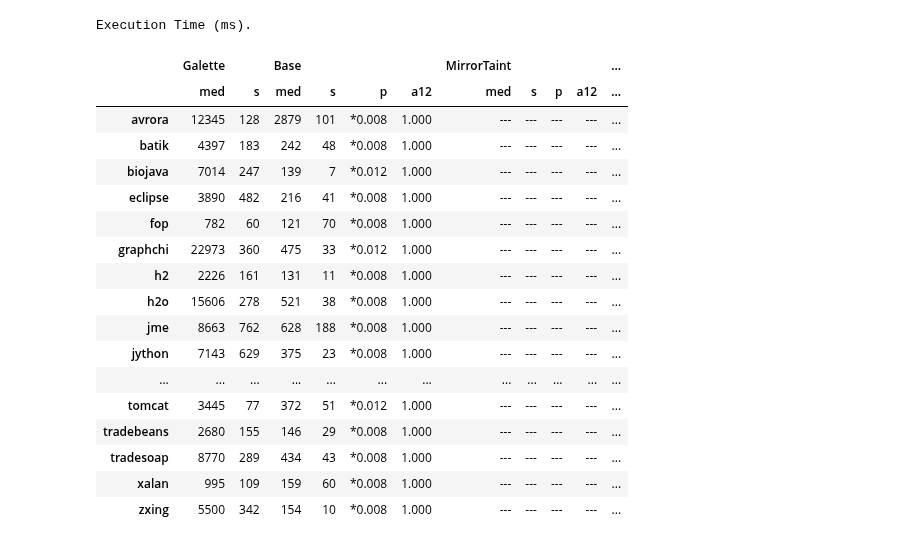
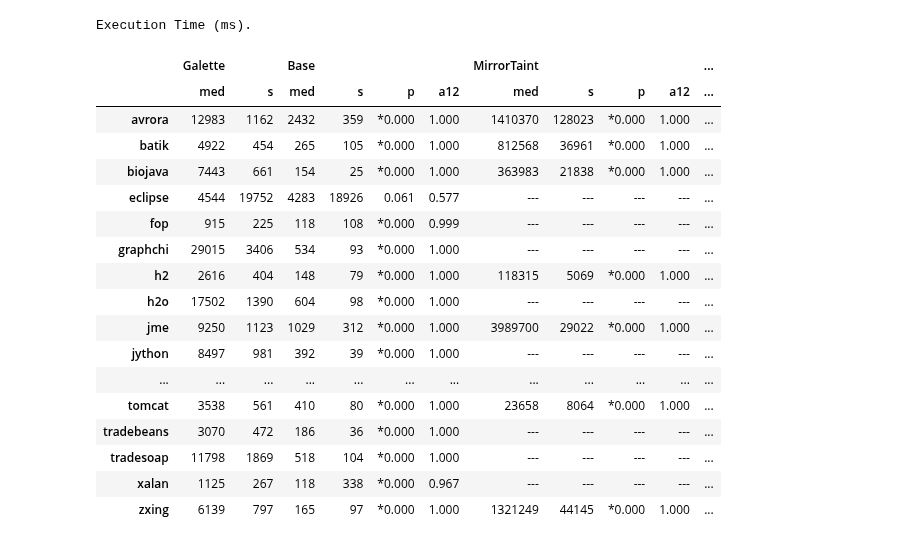
Before and after one commit to neu-se/galette, a Jupyter notebook: scripts/performance.ipynb, the cells around one changed output. Saved outputs shown, nothing was run; the diff lists cells and outputs as text; code cells hidden in the pictures.

```diff
--- a/scripts/performance.ipynb
+++ b/scripts/performance.ipynb
@@ -59,6 +59,6 @@ def style_table(table, title):
         .set_caption(title)
 
 
-reports_dir = '/home/katie/Downloads/galette/slurm-1191363/'
+reports_dir = '/home/katie/Downloads/galette/slurm-1191447/'
 data = extract(reports_dir, os.path.join(reports_dir, 'performance.csv'))
 # %% [output]
@@ -104,22 +144,23 @@ Memory Usage (kB).
 # %%
-style_table(create_table(data, 'elapsed_time'), 'Execution Time (ms).')
+time_table = style_table(create_table(data, 'elapsed_time'), 'Execution Time (ms).')
+time_table
 # %% [output]
 Execution Time (ms).
 |  | Galette |  | Base |  |  |  | MirrorTaint |  |  |  | ... |
 |  | med | s | med | s | p | a12 | med | s | p | a12 | ... |
-| avrora | 12345 | 128 | 2879 | 101 | *0.008 | 1.000 | --- | --- | --- | --- | ... |
-| batik | 4397 | 183 | 242 | 48 | *0.008 | 1.000 | --- | --- | --- | --- | ... |
-| biojava | 7014 | 247 | 139 | 7 | *0.012 | 1.000 | --- | --- | --- | --- | ... |
-| eclipse | 3890 | 482 | 216 | 41 | *0.008 | 1.000 | --- | --- | --- | --- | ... |
-| fop | 782 | 60 | 121 | 70 | *0.008 | 1.000 | --- | --- | --- | --- | ... |
-| graphchi | 22973 | 360 | 475 | 33 | *0.012 | 1.000 | --- | --- | --- | --- | ... |
-| h2 | 2226 | 161 | 131 | 11 | *0.008 | 1.000 | --- | --- | --- | --- | ... |
-| h2o | 15606 | 278 | 521 | 38 | *0.008 | 1.000 | --- | --- | --- | --- | ... |
-| jme | 8663 | 762 | 628 | 188 | *0.008 | 1.000 | --- | --- | --- | --- | ... |
-| jython | 7143 | 629 | 375 | 23 | *0.008 | 1.000 | --- | --- | --- | --- | ... |
+| avrora | 12983 | 1162 | 2432 | 359 | *0.000 | 1.000 | 1410370 | 128023 | *0.000 | 1.000 | ... |
+| batik | 4922 | 454 | 265 | 105 | *0.000 | 1.000 | 812568 | 36961 | *0.000 | 1.000 | ... |
+| biojava | 7443 | 661 | 154 | 25 | *0.000 | 1.000 | 363983 | 21838 | *0.000 | 1.000 | ... |
+| eclipse | 4544 | 19752 | 4283 | 18926 | 0.061 | 0.577 | --- | --- | --- | --- | ... |
+| fop | 915 | 225 | 118 | 108 | *0.000 | 0.999 | --- | --- | --- | --- | ... |
+| graphchi | 29015 | 3406 | 534 | 93 | *0.000 | 1.000 | --- | --- | --- | --- | ... |
+| h2 | 2616 | 404 | 148 | 79 | *0.000 | 1.000 | 118315 | 5069 | *0.000 | 1.000 | ... |
+| h2o | 17502 | 1390 | 604 | 98 | *0.000 | 1.000 | --- | --- | --- | --- | ... |
+| jme | 9250 | 1123 | 1029 | 312 | *0.000 | 1.000 | 3989700 | 29022 | *0.000 | 1.000 | ... |
+| jython | 8497 | 981 | 392 | 39 | *0.000 | 1.000 | --- | --- | --- | --- | ... |
 | ... | ... | ... | ... | ... | ... | ... | ... | ... | ... | ... | ... |
-| tomcat | 3445 | 77 | 372 | 51 | *0.012 | 1.000 | --- | --- | --- | --- | ... |
-| tradebeans | 2680 | 155 | 146 | 29 | *0.008 | 1.000 | --- | --- | --- | --- | ... |
-| tradesoap | 8770 | 289 | 434 | 43 | *0.008 | 1.000 | --- | --- | --- | --- | ... |
-| xalan | 995 | 109 | 159 | 60 | *0.008 | 1.000 | --- | --- | --- | --- | ... |
-| zxing | 5500 | 342 | 154 | 10 | *0.008 | 1.000 | --- | --- | --- | --- | ... |
+| tomcat | 3538 | 561 | 410 | 80 | *0.000 | 1.000 | 23658 | 8064 | *0.000 | 1.000 | ... |
+| tradebeans | 3070 | 472 | 186 | 36 | *0.000 | 1.000 | --- | --- | --- | --- | ... |
+| tradesoap | 11798 | 1869 | 518 | 104 | *0.000 | 1.000 | --- | --- | --- | --- | ... |
+| xalan | 1125 | 267 | 118 | 338 | *0.000 | 0.967 | --- | --- | --- | --- | ... |
+| zxing | 6139 | 797 | 165 | 97 | *0.000 | 1.000 | 1321249 | 44145 | *0.000 | 1.000 | ... |
```
Also changed, not shown: parts of 5 cells of this notebook, 5 other files.
